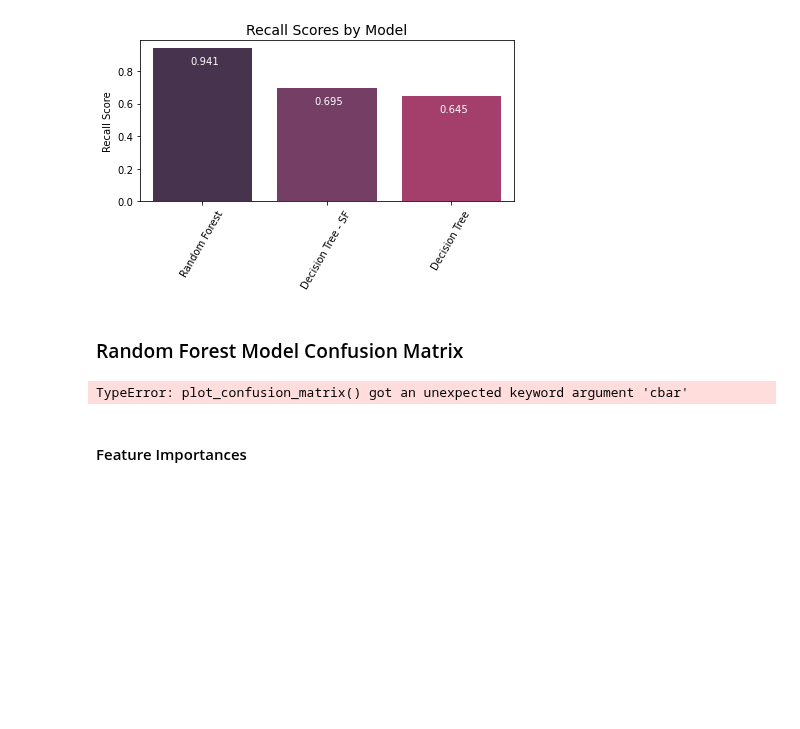
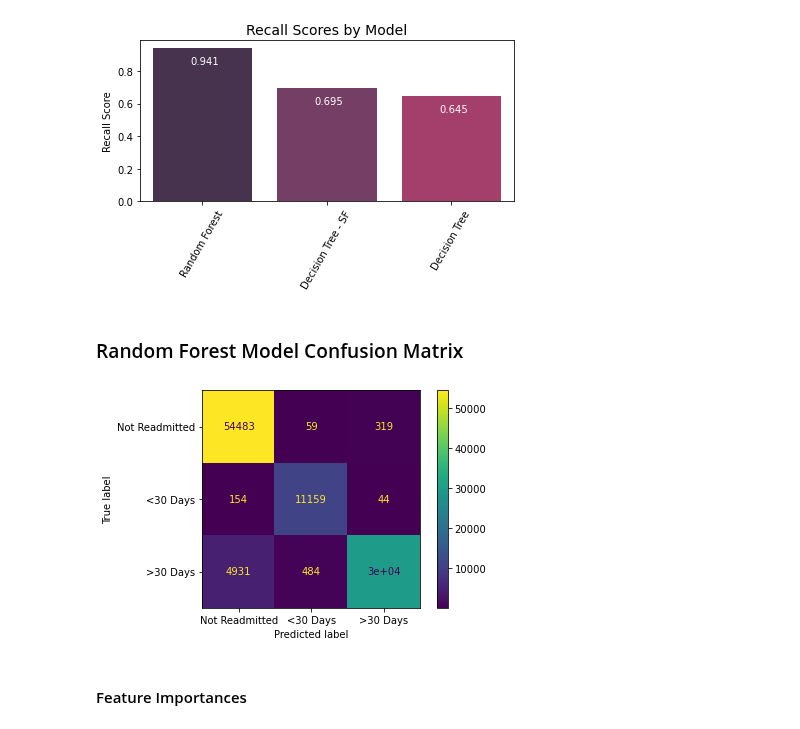
Before and after one commit to yunghanjeong/diabetic_readmission_prediction, a Jupyter notebook: diabetes_readmission_prediction.ipynb, the cells around one changed output. Cells and saved outputs as stored; diff of their text form; code cells hidden in the pictures; blank space fills up the shorter version.

Commit message:
updated confusion matrix

```diff
--- a/diabetes_readmission_prediction.ipynb
+++ b/diabetes_readmission_prediction.ipynb
@@ -643,9 +643,10 @@ plt.show();
 confusion_matrix_val = confusion_matrix(y, y_pred_rf)
 outcomes = ["Not Readmitted", "<30 Days", ">30 Days"]
 # %%
-plot_confusion_matrix(grid_rf_clf, X, y, display_labels=outcomes, cbar=False)
+plot_confusion_matrix(grid_rf_clf, X, y, display_labels=outcomes)
+plt.savefig("image\\rf_confusion_matrix.png")
 # %% [output]
-TypeError: plot_confusion_matrix() got an unexpected keyword argument 'cbar'
+[figure, added]
 # %% [markdown]
 #### Feature Importances
 # %%
```
Also changed, not shown: 1 other file.
